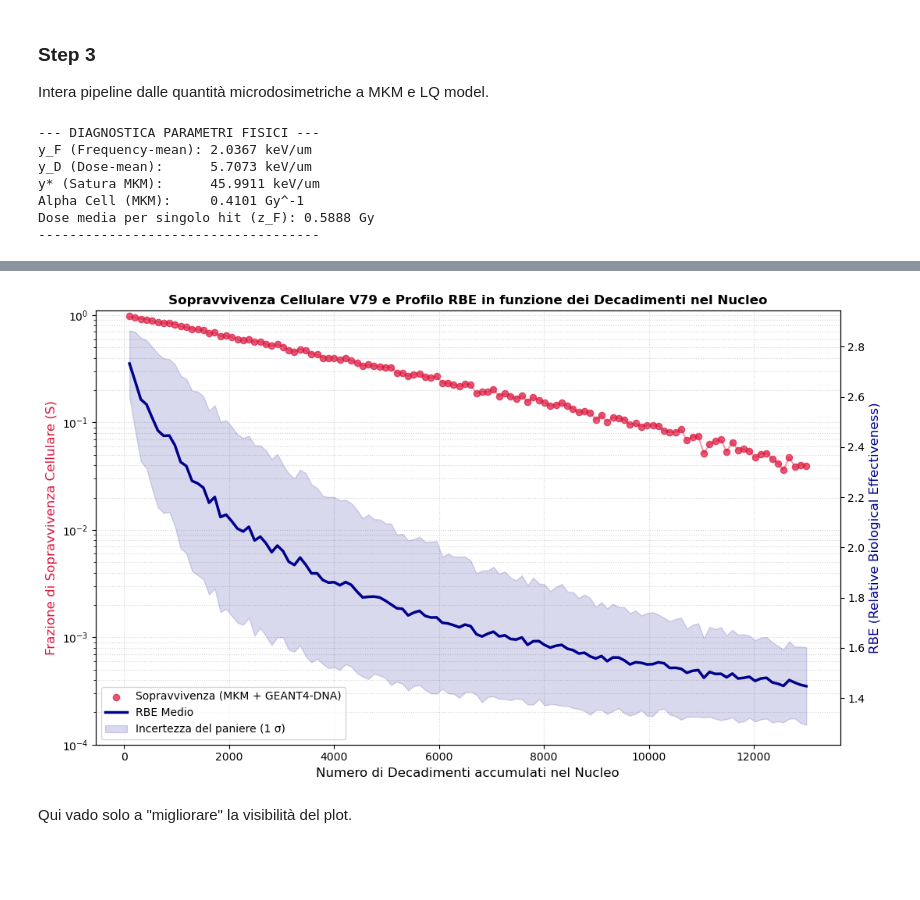
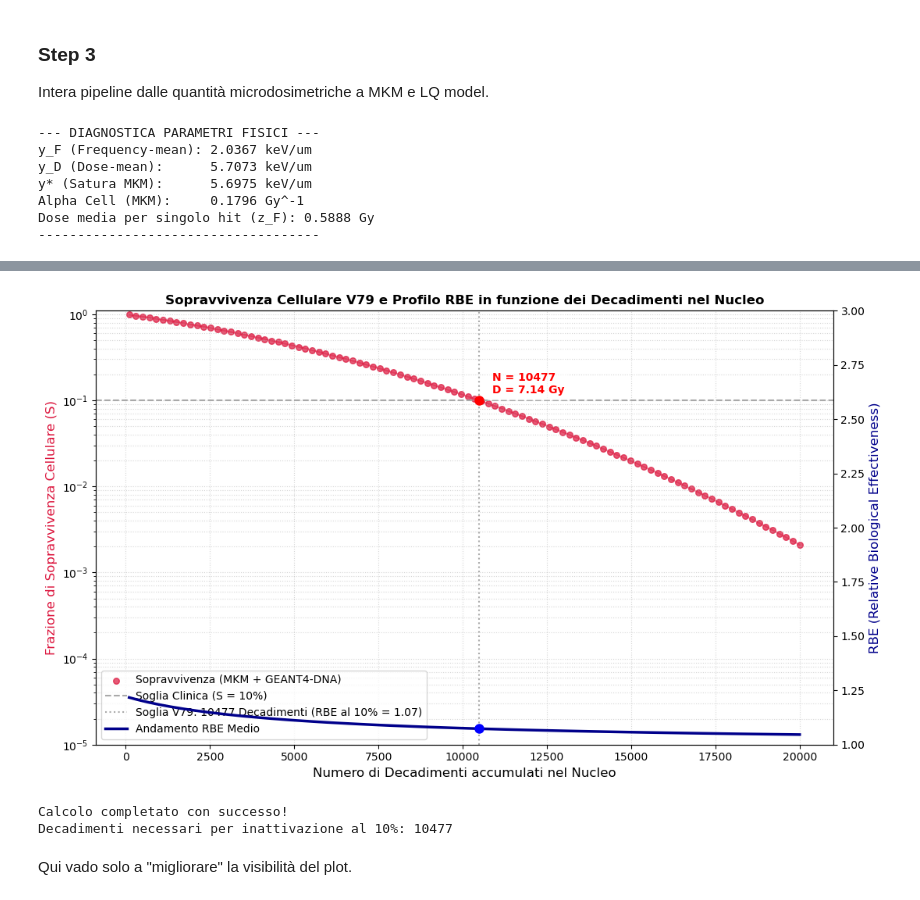
Before and after one commit to michelepascazio28-dot/Rame, a Jupyter notebook: Analysis.ipynb, the cells around one changed output, grey strips where cells are left out. Cells and saved outputs as stored; diff of their text form; code cells hidden in the pictures; blank space fills up the shorter version.

```diff
--- a/Analysis.ipynb
+++ b/Analysis.ipynb
@@ -183,21 +163,24 @@ Numero di eventi considerati: 50000
 ### Step 3
 Intera pipeline dalle quantità microdosimetriche a MKM e LQ model.
 # %%
-R_d = 0.420       # Raggio del dominio sensibile [um] (420 nm)
-R_n = 4.0         # Raggio del nucleo cellulare [um]
+R_d = 0.420       # Raggio del dominio sensibile in micrometri (420 nm -> 0.420 um)
+R_n = 4.0         # Raggio del nucleo cellulare in micrometri (4.0 um)
 y0 = 150.0        # Parametro di saturazione MKM [keV/um]
 alpha_0 = 0.147   # Radiosensibilità lineare di riferimento [Gy^-1]
 beta_cell = 0.02  # Coefficiente quadratico [Gy^-2]
 
 # Costante di conversione microdosimetrica sferica
 k_conv = 0.12015 / R_d
+
+# Ora il rapporto volumi sarà una frazione piccolissima (circa 0.001157)
+rapporto_volumi = (R_d / R_n)**3
 # %%
 # Calcolo analitico di y_F (Mean) e y_D (Dose-mean) per la diagnostica
 y_f_mean = y_data.mean()
 y_d_dose_mean = (y_data**2).sum() / y_data.sum()
 
 # Calcolo di y* (energia lineare media pesata in dose satura per il MKM)
-y_numerator = np.sum(((y0**2) * (1 - np.exp(-(y_data**2) / (y0**2)))) * y_data)
+y_numerator = np.sum((y0**2) * (1 - np.exp(-(y_data**2) / (y0**2))))
 y_denominator = np.sum(y_data)
 y_star = y_numerator / y_denominator
 
@@ -215,12 +198,12 @@ print("------------------------------------\n")
 --- DIAGNOSTICA PARAMETRI FISICI ---
 y_F (Frequency-mean): 2.0367 keV/um
 y_D (Dose-mean):      5.7073 keV/um
-y* (Satura MKM):      45.9911 keV/um
-Alpha Cell (MKM):     0.4101 Gy^-1
+y* (Satura MKM):      5.6975 keV/um
+Alpha Cell (MKM):     0.1796 Gy^-1
 Dose media per singolo hit (z_F): 0.5888 Gy
 ------------------------------------
 # %%
-casi_decadimenti = np.linspace(100, 20000, 100) # Il tuo asse X ideale
+casi_decadimenti = np.linspace(100, 20000, 100)
 
 risultati_sopravvivenza = []
 dosi_medie_nucleo = []
@@ -233,16 +216,13 @@ print(f"{'Decadimenti (N)':>15} | {'Dose Nucleo [Gy]':>18} | {'Sopravvivenza':>1
 print("-" * 70)
 
 for N in casi_decadimenti:
-    # Nel modello MKM, la dose macroscopica del nucleo cellulare (D) dovuta a N decadimenti
-    # si ricava scalando l'energia media depositata per evento e rapportandola geometricamente.
-    # Nota: se z_data deriva già da una sfera centrata su un hit, il fattore di scala è lineare.
+    # Calcolo lineare della dose macroscopica del nucleo cellulare (D)
     D_nucleo = N * (z_medio_evento * rapporto_volumi)
 
-    # Calcolo deterministico e liscio della sopravvivenza cellulare macroscopica
-    # L'effetto stocastico microscopico è già condensato dentro alpha_cell grazie a y*
+    # Calcolo della sopravvivenza macroscopica con alpha_cell corretto
     S = np.exp(-alpha_cell * D_nucleo - beta_cell * (D_nucleo**2))
 
-    # Calcolo analitico dell'RBE per evitare divisioni stocastiche per zero
+    # Calcolo dell'RBE analitico lungo la curva
     if D_nucleo > 0:
         rbe_punto = (np.sqrt(alpha_0**2 + 4 * beta_cell * (alpha_cell * D_nucleo + beta_cell * (D_nucleo**2))) - alpha_0) / (2 * beta_cell * D_nucleo)
     else:
@@ -254,34 +234,58 @@ for N in casi_decadimenti:
 
     print(f"{int(N):15d} | {D_nucleo:18.4f} | {S:15.4e} | {rbe_punto:10.2f}")
 
+# --- CALCOLO SOGLIE BIOLOGICHE ED INTERSEZIONI ---
+log_S_rev = np.log(np.array(risultati_sopravvivenza)[::-1])
+casi_rev = casi_decadimenti[::-1]
+decadimenti_soglia = np.interp(np.log(0.10), log_S_rev, casi_rev)
+
+# Calcolo RBE e Dose esatti al 10% di sopravvivenza
+dosi_nucleo_array = np.array(dosi_medie_nucleo)
+dose_soglia_sim = np.interp(np.log(0.10), log_S_rev, dosi_nucleo_array[::-1])
+dose_soglia_ref = (-alpha_0 + np.sqrt(alpha_0**2 - 4 * beta_cell * np.log(0.10))) / (2 * beta_cell)
+rbe_al_10 = dose_soglia_ref / dose_soglia_sim
+
+rbe_medi_analitici = np.array(rbe_medi_analitici)
+rbe_soglia_grafico = np.interp(decadimenti_soglia, casi_decadimenti, rbe_medi_analitici)
+
 # ==============================================================================
-# GENERAZIONE GRAFICO CON ASSE X = DECADIMENTI
+# 5. GENERAZIONE GRAFICO AD ALTA RISOLUZIONE
 # ==============================================================================
 fig, ax1 = plt.subplots(figsize=(11, 6.5))
 
-# ASSE SINISTRO: Sopravvivenza Cellulare (S)
+# ASSE SINISTRO: Frazione di Sopravvivenza (S)
 color_s = 'crimson'
-ax1.scatter(casi_decadimenti, risultati_sopravvivenza, color=color_s, s=35, alpha=0.7, label='Sopravvivenza (MKM + GEANT4-DNA)')
+ax1.scatter(casi_decadimenti, risultati_sopravvivenza, color=color_s, s=30, alpha=0.7, label='Sopravvivenza (MKM + GEANT4-DNA)')
 ax1.plot(casi_decadimenti, risultati_sopravvivenza, color=color_s, linestyle='-', alpha=0.4, linewidth=1.5)
 ax1.set_yscale('log')
-ax1.set_ylim(1e-4, 1.1)  # Taglio a 10^-4 per non scendere a 10^-277
+ax1.set_ylim(1e-5, 1.1)
 ax1.set_xlabel("Numero di Decadimenti accumulati nel Nucleo", fontsize=12)
 ax1.set_ylabel("Frazione di Sopravvivenza Cellulare (S)", color=color_s, fontsize=12)
 ax1.grid(True, which="both", linestyle=":", alpha=0.5)
 
-# ASSE DESTRO: RBE con Banda di Incertezza
+# ASSE DESTRO: Profilo dell'RBE
 ax2 = ax1.twinx()
 color_rbe = 'darkblue'
+ax2.plot(casi_decadimenti, rbe_medi_analitici, color=color_rbe, linestyle='-', linewidth=2.5, label='Andamento RBE Medio')
+ax2.set_ylabel("RBE (Relative Biological Effectiveness)", color=color_rbe, fontsize=12)
+ax2.set_ylim(1.0, 3.0)
 
-rbe_medi_analitici = np.array(rbe_medi_analitici)
-rbe_deviazioni_std = np.array(rbe_deviazioni_std)
+# --- LINEE DI SOGLIA ---
+line_soglia = ax1.axhline(y=0.10, color='darkgray', linestyle='--', linewidth=1.5,
+                         label='Soglia Clinica (S = 10%)')
 
-ax2.plot(casi_decadimenti, rbe_medi_analitici, color=color_rbe, linestyle='-', linewidth=2.5, label='RBE Medio')
-ax2.fill_between(casi_decadimenti, rbe_medi_analitici - rbe_deviazioni_std, rbe_medi_analitici + rbe_deviazioni_std,
-                 color=color_rbe, alpha=0.15, label='Incertezza del paniere (1 σ)')
-ax2.set_ylabel("RBE (Relative Biological Effectiveness)", color=color_rbe, fontsize=12)
+line_vert = ax1.axvline(x=decadimenti_soglia, color='darkgray', linestyle=':', linewidth=1.5,
+                        label=f'Soglia V79: {int(np.ceil(decadimenti_soglia))} Decadimenti (RBE al 10% = {rbe_al_10:.2f})')
 
-# Unione legende nel box
+# --- MARKER DI INTERSEZIONE GRAFICA ---
+ax1.plot(decadimenti_soglia, 0.10, marker='o', color='red', markersize=8, zorder=5)
+ax2.plot(decadimenti_soglia, rbe_soglia_grafico, marker='o', color='blue', markersize=8, zorder=5)
+
+# Box di testo con i dati reali di lavoro vicino all'incrocio
+ax1.text(decadimenti_soglia + 400, 0.12, f"N = {int(np.ceil(decadimenti_soglia))}\nD = {dose_soglia_sim:.2f} Gy",
+         fontsize=10, color='red', fontweight='bold', bbox=dict(facecolor='white', alpha=0.6, edgecolor='none'))
+
+# UNIONE DELLE LEGENDE IN UN UNICO BOX
 lines1, labels1 = ax1.get_legend_handles_labels()
 lines2, labels2 = ax2.get_legend_handles_labels()
 ax1.legend(lines1 + lines2, labels1 + labels2, fontsize=10, loc='lower left')
@@ -289,6 +293,9 @@ ax1.legend(lines1 + lines2, labels1 + labels2, fontsize=10, loc='lower left')
 plt.title("Sopravvivenza Cellulare V79 e Profilo RBE in funzione dei Decadimenti nel Nucleo", fontsize=12, fontweight='bold')
 fig.tight_layout()
 plt.show()
+
+print(f"Calcolo completato con successo!")
+print(f"Decadimenti necessari per inattivazione al 10%: {int(np.ceil(decadimenti_soglia))}")
 # %% [output]
 Decadimenti (N) |   Dose Nucleo [Gy] |   Sopravvivenza |        RBE
 ----------------------------------------------------------------------
@@ -310,4 +317,6 @@ Decadimenti (N) |   Dose Nucleo [Gy] |   Sopravvivenza |        RBE
-[figure, old version]
+[figure, new version]
+Calcolo completato con successo!
+Decadimenti necessari per inattivazione al 10%: 10477
 # %% [markdown]
 Qui vado solo a "migliorare" la visibilità del plot.
 # %%
```
Also changed, not shown: parts of 2 cells of this notebook.
